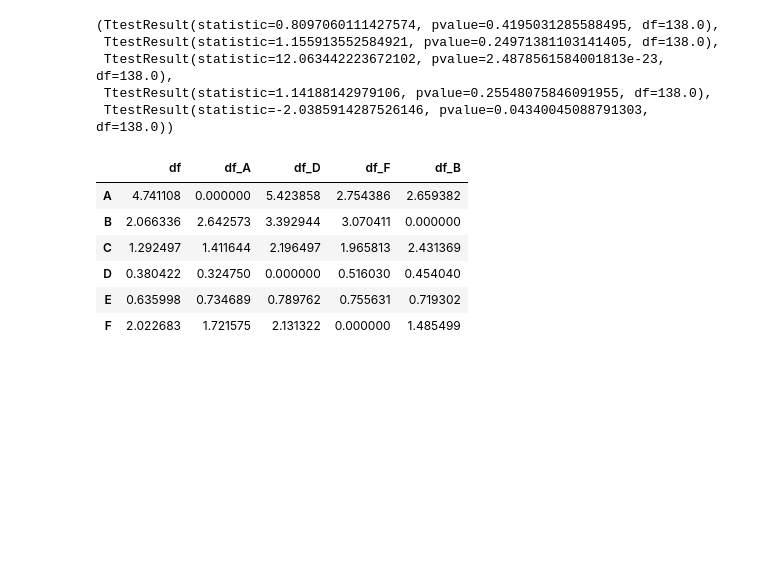
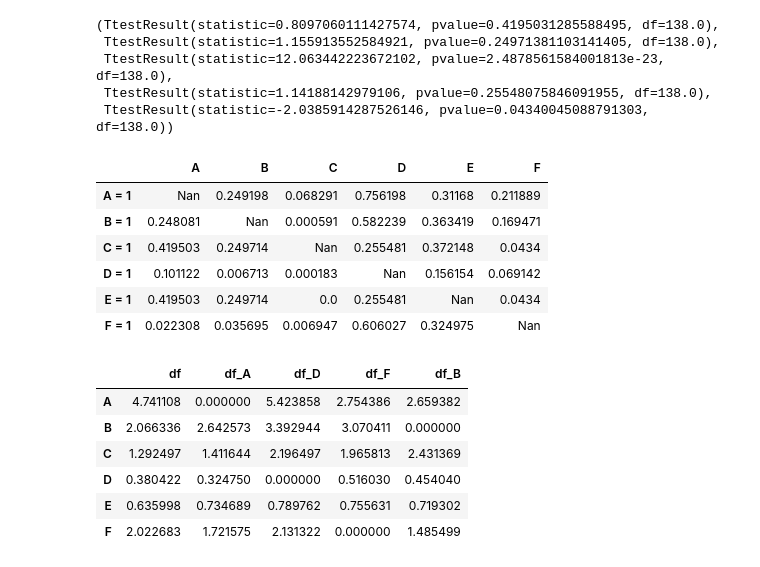
Before and after one commit to Villinger1999/BO-Mini-project, a Jupyter notebook: C-project/correlation.ipynb, the cells around one changed output. Cells and saved outputs as stored; diff of their text form; code cells hidden in the pictures; blank space fills up the shorter version.

Commit message:
ttest tabel

```diff
--- a/C-project/correlation.ipynb
+++ b/C-project/correlation.ipynb
@@ -536,6 +536,25 @@ ttest_AE, ttest_BE, ttest_CE, ttest_DE, ttest_FE
  TtestResult(statistic=12.063442223672102, pvalue=2.4878561584001813e-23, df=138.0),
  TtestResult(statistic=1.14188142979106, pvalue=0.25548075846091955, df=138.0),
  TtestResult(statistic=-2.0385914287526146, pvalue=0.04340045088791303, df=138.0))
+# %%
+# make a table containing all the pvalues from the t-test results
+table_ttest = pd.DataFrame({'A': ['Nan', ttest_AB.pvalue, ttest_AC.pvalue, ttest_AD.pvalue, ttest_AE.pvalue, ttest_AF.pvalue],
+                            'B': [ttest_BA.pvalue, 'Nan', ttest_BC.pvalue, ttest_BD.pvalue, ttest_BE.pvalue, ttest_BF.pvalue],
+                            'C': [ttest_CA.pvalue, ttest_CB.pvalue, 'Nan', ttest_CD.pvalue, ttest_CE.pvalue, ttest_CF.pvalue],
+                            'D': [ttest_DA.pvalue, ttest_DB.pvalue, ttest_DC.pvalue, 'Nan', ttest_DE.pvalue, ttest_DF.pvalue],
+                            'E': [ttest_EA.pvalue, ttest_EB.pvalue, ttest_EC.pvalue, ttest_ED.pvalue, 'Nan', ttest_EF.pvalue],
+                            'F': [ttest_FA.pvalue, ttest_FB.pvalue, ttest_FC.pvalue, ttest_FD.pvalue, ttest_FE.pvalue, 'Nan']},
+                           index=['A = 1', 'B = 1', 'C = 1', 'D = 1', 'E = 1', 'F = 1'])
+
+table_ttest
+# %% [output]
+|  | A | B | C | D | E | F |
+| A = 1 | Nan | 0.249198 | 0.068291 | 0.756198 | 0.31168 | 0.211889 |
+| B = 1 | 0.248081 | Nan | 0.000591 | 0.582239 | 0.363419 | 0.169471 |
+| C = 1 | 0.419503 | 0.249714 | Nan | 0.255481 | 0.372148 | 0.0434 |
+| D = 1 | 0.101122 | 0.006713 | 0.000183 | Nan | 0.156154 | 0.069142 |
+| E = 1 | 0.419503 | 0.249714 | 0.0 | 0.255481 | Nan | 0.0434 |
+| F = 1 | 0.022308 | 0.035695 | 0.006947 | 0.606027 | 0.324975 | Nan |
 # %%
 # A ændrer sig mærkant når F sættes til 1, men F ændrer sig ikke mærkbart når A sættes til 1
 # B ændrer sig mærkant når både D og F sættes til 1, hverken D eller F ændrer sig mærkbart når B sættes til 1
```
Also changed, not shown: parts of 1 cell of this notebook.
